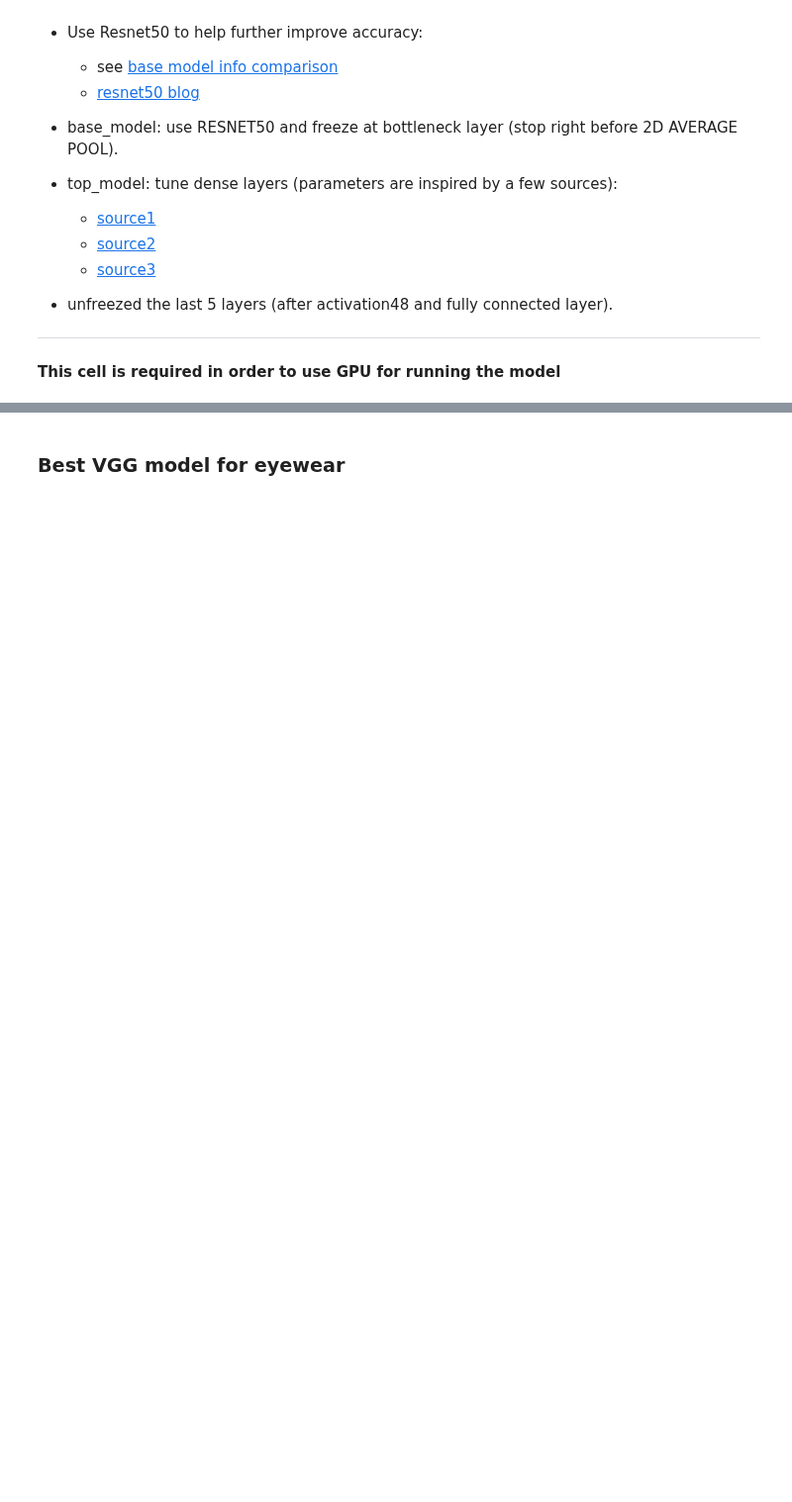
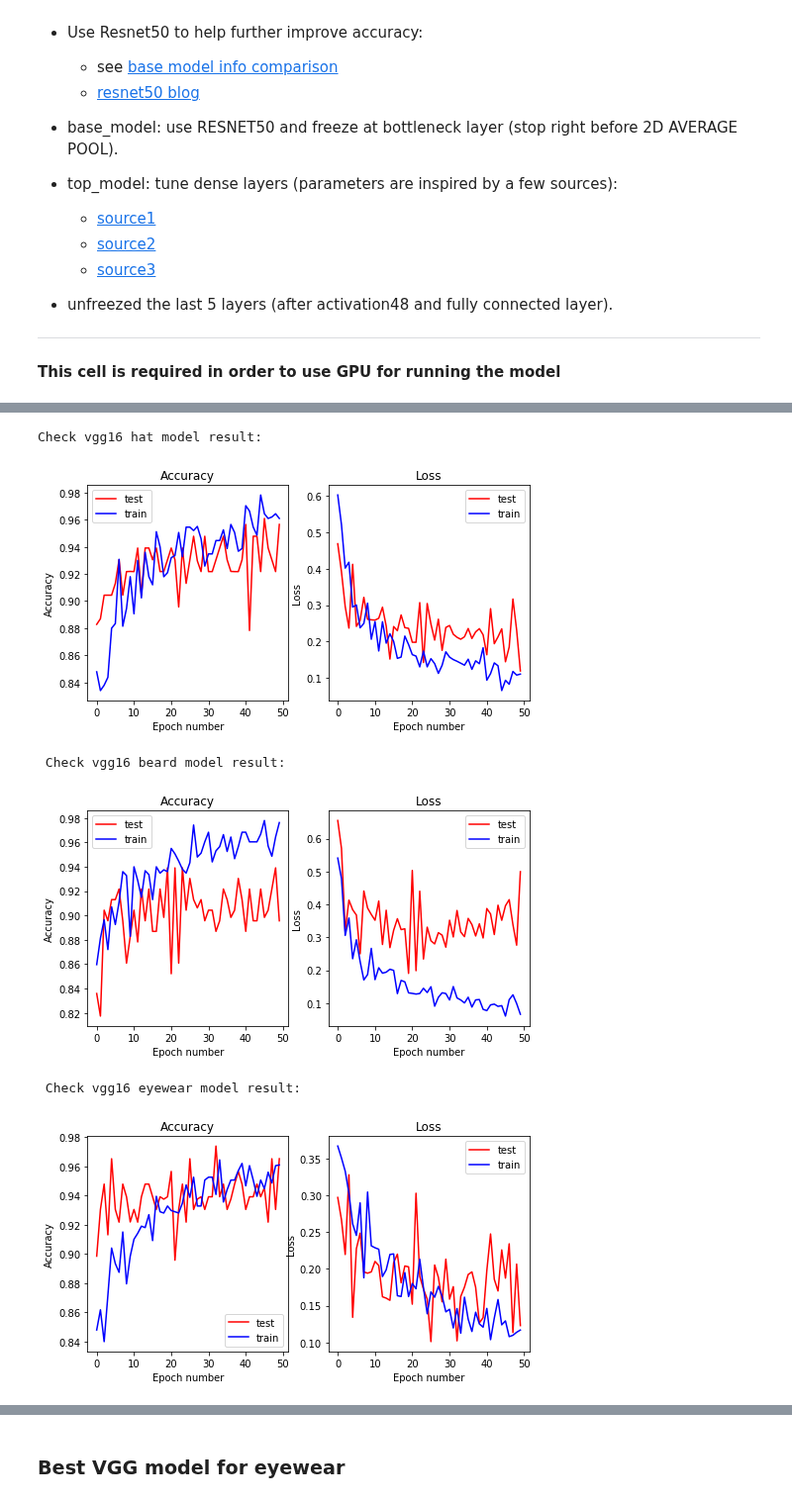
Before and after one commit to mzhou356/img2recommender, a Jupyter notebook: notebooks/Generic_Model_Tuning.ipynb, the cells around one changed output, grey strips where cells are left out. Shown at 99% size. Drawn from its saved outputs; the diff is of its cells as text; code cells hidden in the pictures; blank space fills up the shorter version.

Commit message:
Update generic model tuning notebook

```diff
--- a/notebooks/Generic_Model_Tuning.ipynb
+++ b/notebooks/Generic_Model_Tuning.ipynb
@@ -319,0 +134,17 @@ def model_testing(df, model_path, weight_path, label,target_size,shuffle = False
+# %%
+# quickly train top models and save best weights for model fine tuning
+# hat
+print('Tuning vgg16 hat:')
+model_tuning.train_top_model(train_df_hat_v, test_df_hat_v,50, 'hat', 'vgg16',
+                             1./255, process_func_v, (150,150),
+                             file_path1_hat,file_path2_hat, file_path3_hat)
+# beard
+print('\n\nTuning vgg16 beard:')
+model_tuning.train_top_model(train_df_beard_v,test_df_beard_v,50, 'beard', 'vgg16',
+                             1./255, process_func_v, (150,150),
+                             file_path1_beard, file_path2_beard, file_path3_beard)
+# eyewear
+print('\n\nTuning vgg16 eyewear:')
+model_tuning.train_top_model(train_df_eyewear_v,test_df_eyewear_v, 50, 'eyewear','vgg16',
+                             1./2255, process_func_v, (150,150),
+                             file_path1_eyewear, file_path2_eyewear, file_path3_eyewear)
@@ -319,0 +169,14 @@ def model_testing(df, model_path, weight_path, label,target_size,shuffle = False
+# %%
+# fine tune models and save best weights for final model
+# hat
+print('Tuning vgg16 hat:')
+model_result_hat = model_tuning.fine_tune_model(train_df_hat_v,test_df_hat_v,50,'hat','vgg16',
+                                150,1./255,process_func_v,file_path3_hat, file_path4_hat)
+# beard
+print('\n\nTuning vgg16 beard:')
+model_result_beard = model_tuning.fine_tune_model(train_df_beard_v,test_df_beard_v,50,'beard','vgg16',
+                                150,1./255,process_func_v,file_path3_beard, file_path4_beard)
+# eyewear
+print('\n\nTuning vgg16 eyewear:')
+model_result_eyewear = model_tuning.fine_tune_model(train_df_eyewear_v,test_df_eyewear_v,50,'eyewear','vgg16',
+                                150,1./255,process_func_v,file_path3_eyewear, file_path4_eyewear)
@@ -319,0 +201,20 @@ def model_testing(df, model_path, weight_path, label,target_size,shuffle = False
+# %%
+# save model, we only need to save one model as they are the same model architecture
+model_evaluation.save_model(model_result_hat, vgg16_model_path)
+# plot model accuracy and loss curves with each epoch
+# hat
+print('Check vgg16 hat model result:')
+model_evaluation.plot_model_result(model_result_hat)
+# beard
+print('\n\n Check vgg16 beard model result:')
+model_evaluation.plot_model_result(model_result_beard)
+# eyewear
+print('\n\n Check vgg16 eyewear model result:')
+model_evaluation.plot_model_result(model_result_eyewear)
+# %% [output]
+Check vgg16 hat model result:
+[figure, added]
+ Check vgg16 beard model result:
+[figure, added]
+ Check vgg16 eyewear model result:
+[figure, added]
```
Also changed, not shown: parts of 50 cells of this notebook.
